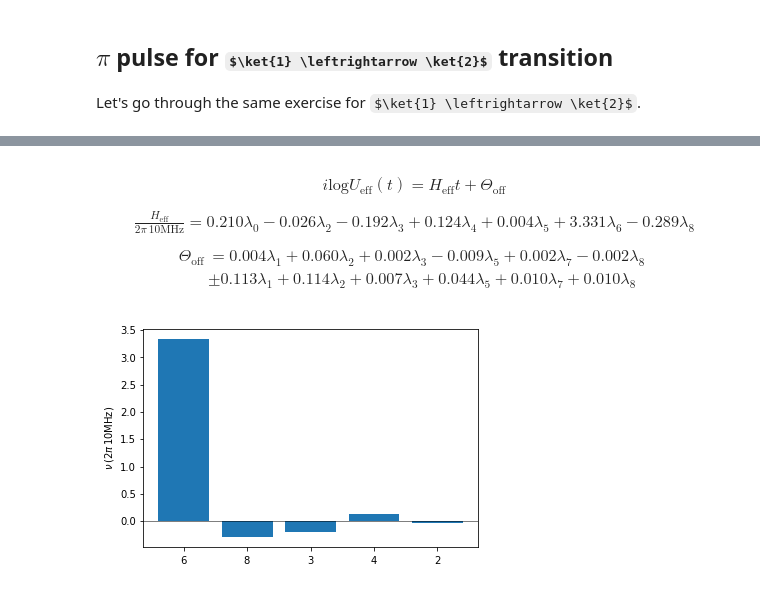
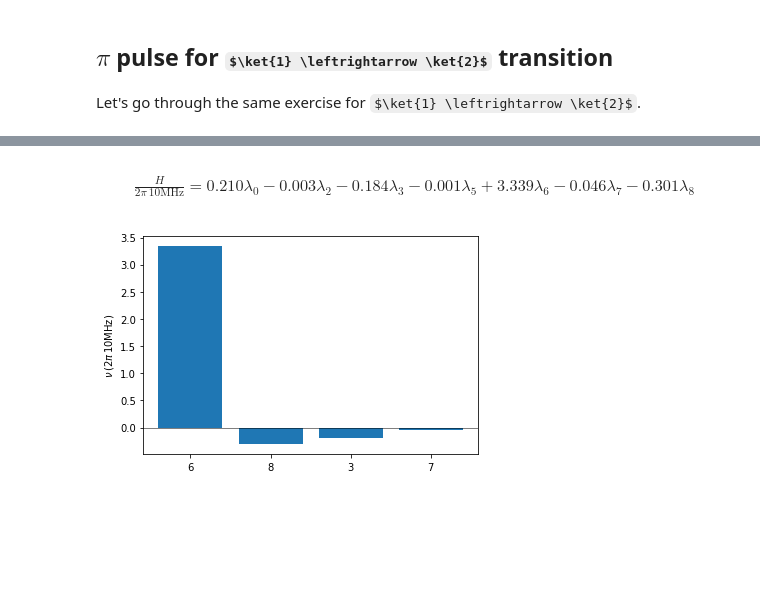
Before and after one commit to UTokyo-ICEPP/qudit-sim, a Jupyter notebook: examples/pi_pulse.ipynb, the cells around one changed output, grey strips where cells are left out. Saved outputs shown, nothing was run; the diff lists cells and outputs as text; code cells hidden in the pictures; some formulas as TeX source; blank space fills up the shorter version.

```diff
--- a/examples/pi_pulse.ipynb
+++ b/examples/pi_pulse.ipynb
@@ -216,6 +265,6 @@ best_beta_01
 # %%
 hgen.clear_drive()
 pulse = qudit_sim.pulse.Drag(duration=duration_01, amp=best_amplitude_01, sigma=sigma_01, beta=best_beta_01)
-hgen.add_drive('q0', frequency=hgen.frame('q0').frequency[0], amplitude=pulse)
-sim_result = qudit_sim.pulse_sim(hgen, tlist=tlist, rwa=False)
-best_01_drag_components = qudit_sim.analysis.gate_components(sim_result)
+hgen.add_drive('q0', frequency=drive_frequency_01, amplitude=pulse)
+sim_result = qudit_sim.pulse_sim(hgen, tlist=tlist, log_level=logging.INFO)
+best_01_drag_components = qudit_sim.apps.gates.gate_components(sim_result)
@@ -232,6 +285,8 @@ Let's go through the same exercise for $\ket{1} \leftrightarrow \ket{2}$.
 # %%
 hgen.clear_drive()
 
-hgen.add_drive('q0', frequency=hgen.frame('q0').frequency[1], amplitude=test_amplitude)
-hgen.build()
-max_frequency = hgen.max_frequency
+drive_frequency_12 = hgen.dressed_frequencies('q0')[1]
+test_amplitude = 0.2
+
+res12_components = qudit_sim.apps.find_heff(hgen, qudit='q0', frequency=drive_frequency_12, amplitude=test_amplitude,
+                                            cycles=400, comp_dim=3, save_result_to='pi_pulse/res12', log_level=logging.INFO)
@@ -238,4 +300 @@ max_frequency = hgen.max_frequency
-# %%
-sim_result = qudit_sim.pulse_sim(hgen, tlist=(10, num_cycles), rwa=False)
-res12_components = qudit_sim.find_heff(sim_result, comp_dim=3, save_result_to='pi_pulse/res12')
 # %%
@@ -247,11 +306,11 @@ qudit_sim.analysis.inspect_heff_fit('pi_pulse/res12.h5');
 # %%
-qudit_sim.analysis.print_heff_fit_result(res12_components)
+qudit_sim.visualization.print_components(res12_components)
 # %% [output]
-\begin{split} i \mathrm{log} U_{\mathrm{eff}}(t) = H_{\mathrm{eff}} t + \Theta_{\mathrm{off}} \end{split} \begin{split} \frac{H_{\mathrm{eff}}}{2\pi\,\mathrm{10MHz}} = 0.210\lambda_{0} - 0.026\lambda_{2} - 0.192\lambda_{3} + 0.124\lambda_{4} + 0.004\lambda_{5} + 3.331\lambda_{6} - 0.289\lambda_{8} \end{split} \begin{split} \Theta_{\mathrm{off}} & = 0.004\lambda_{1} + 0.060\lambda_{2} + 0.002\lambda_{3} - 0.009\lambda_{5} + 0.002\lambda_{7} - 0.002\lambda_{8} \\ & \pm 0.113\lambda_{1} + 0.114\lambda_{2} + 0.007\lambda_{3} + 0.044\lambda_{5} + 0.010\lambda_{7} + 0.010\lambda_{8} \end{split}
+\begin{split} \frac{H}{2\pi\,\mathrm{10MHz}} = 0.210\lambda_{0} - 0.003\lambda_{2} - 0.184\lambda_{3} - 0.001\lambda_{5} + 3.339\lambda_{6} - 0.046\lambda_{7} - 0.301\lambda_{8} \end{split}
 # %%
-qudit_sim.analysis.plot_components(res12_components[0]);
+qudit_sim.visualization.plot_components(res12_components);
 # %% [output]
-[figure, old version]
+[figure, new version]
 # %%
 duration_12 = unit_time * 160
 sigma_12 = unit_time * 40
```
Also changed, not shown: parts of 59 cells of this notebook, 4 other files.
